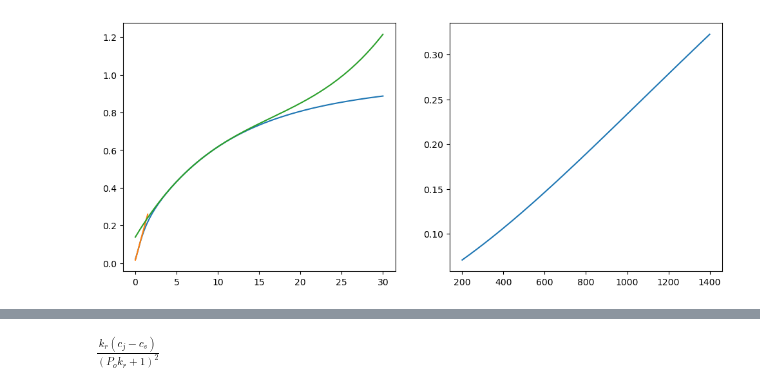
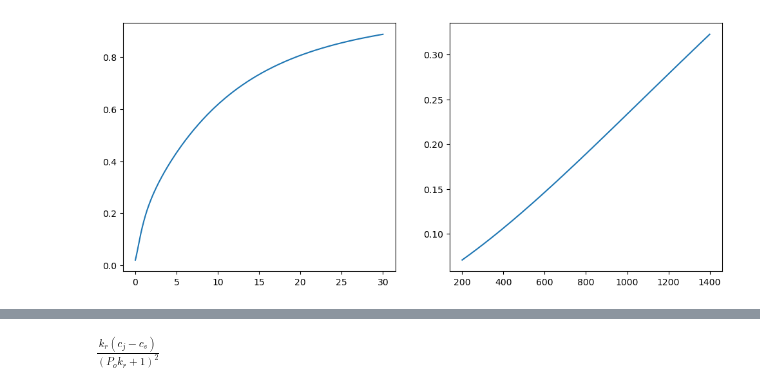
Before and after one commit to lukeoloughlin/GW-model, a Jupyter notebook: src/restrepo/cpu/symbolics.ipynb, the cells around one changed output, grey strips where cells are left out. Drawn from its saved outputs; the diff is of its cells as text; code cells hidden in the pictures.

```diff
--- a/src/restrepo/cpu/symbolics.ipynb
+++ b/src/restrepo/cpu/symbolics.ipynb
@@ -48,3 +18,18 @@ def beta_j(cj, params):
+# %%
+def beta_s(cs, params):
+    calmodulin_buf = params.BCAM * params.KCAM / (cs + params.KCAM)**2
+    SLH_buf = params.BSLH * params.KSLH / (cs + params.KSLH)**2
+    return 1 / (1 + calmodulin_buf + SLH_buf)
+
+
+def beta_j(cj, params):
+    if isinstance(cj, np.ndarray):
+        out = np.zeros_like(cj)
+        for i, c in enumerate(cj):
+            out[i] = luminal_buffer(c, params)
+        return out
+    else:
+        return luminal_buffer(cj, params)
 # %%
 cs_range = np.linspace(0.0, 30.0, num=10000)
 cj_range = np.linspace(200.0, 1400.0, num=10000)
@@ -51,9 +38,7 @@ cj_range = np.linspace(200.0, 1400.0, num=10000)
 # %%
 fig, ax = plt.subplots(1,2,figsize=(12,5))
 ax[0].plot(cs_range, beta_s(cs_range, params))
-ax[0].plot(cs_range[:500], beta_s_small_c_approx(cs_range[:500], params))
-ax[0].plot(cs_range, beta_s_big_c_approx(cs_range, params))
 ax[1].plot(cj_range, beta_j(cj_range, params))
 plt.show()
 # %% [output]
-[figure, old version]
+[figure, new version]
```
Also changed, not shown: parts of 55 cells of this notebook, 2 other files.
